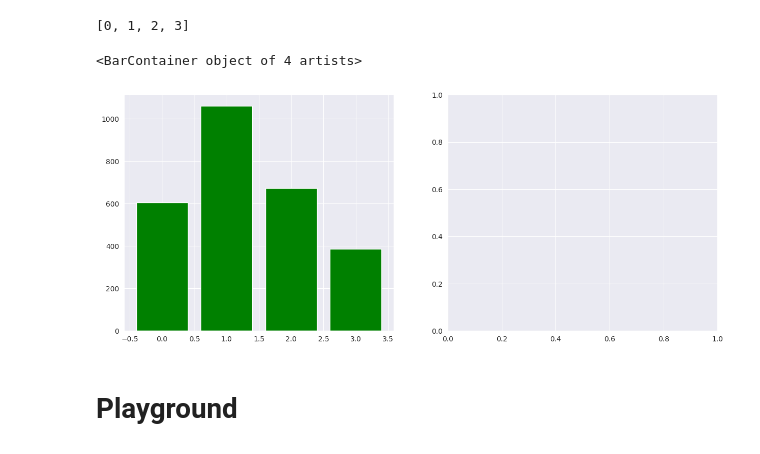
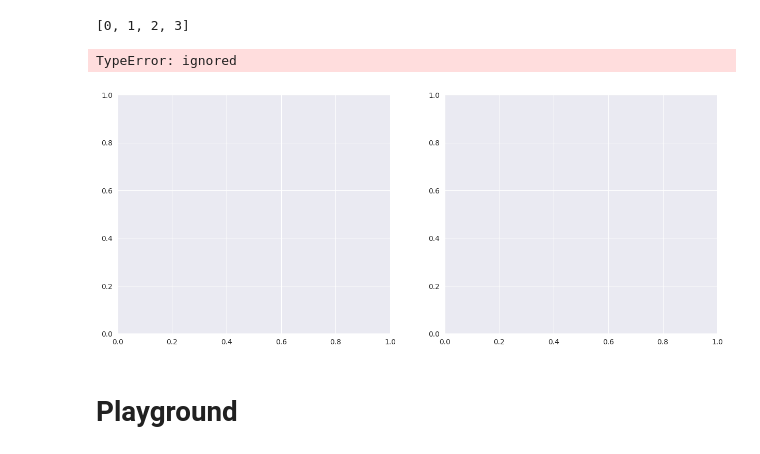
Before and after one commit to bmjaron/phase_3_project, a Jupyter notebook: Untitled1.ipynb, the cells around one changed output. Drawn from its saved outputs; the diff is of its cells as text; code cells hidden in the pictures.

```diff
--- a/Untitled1.ipynb
+++ b/Untitled1.ipynb
@@ -170,11 +170,12 @@ pivot_df.value_counts()[0][True]
 # %%
 fig, axes = plt.subplots(1,2, figsize=(15,6))
 
-axes[0].bar(x=[0,1,2,3], height=[pivot_df.value_counts()[n][True] for n in range(0,4)])
-axes[0].bar(x=[0,1,2,3], height=[pivot_df.value_counts()[n][False] for n in range(0,4)], color='g')
+axes[0].bar(x=[0,1,2,3],
+            height=[[pivot_df.value_counts()[n][True] for n in range(0,4)], [pivot_df.value_counts()[n][False] for n in range (0,4)]],
+            color=['b', 'g'])
 # %% [output]
-<BarContainer object of 4 artists>
+TypeError: ignored
-[figure, old version]
+[figure, new version]
 # %% [markdown]
 # Playground
 # %%
```
